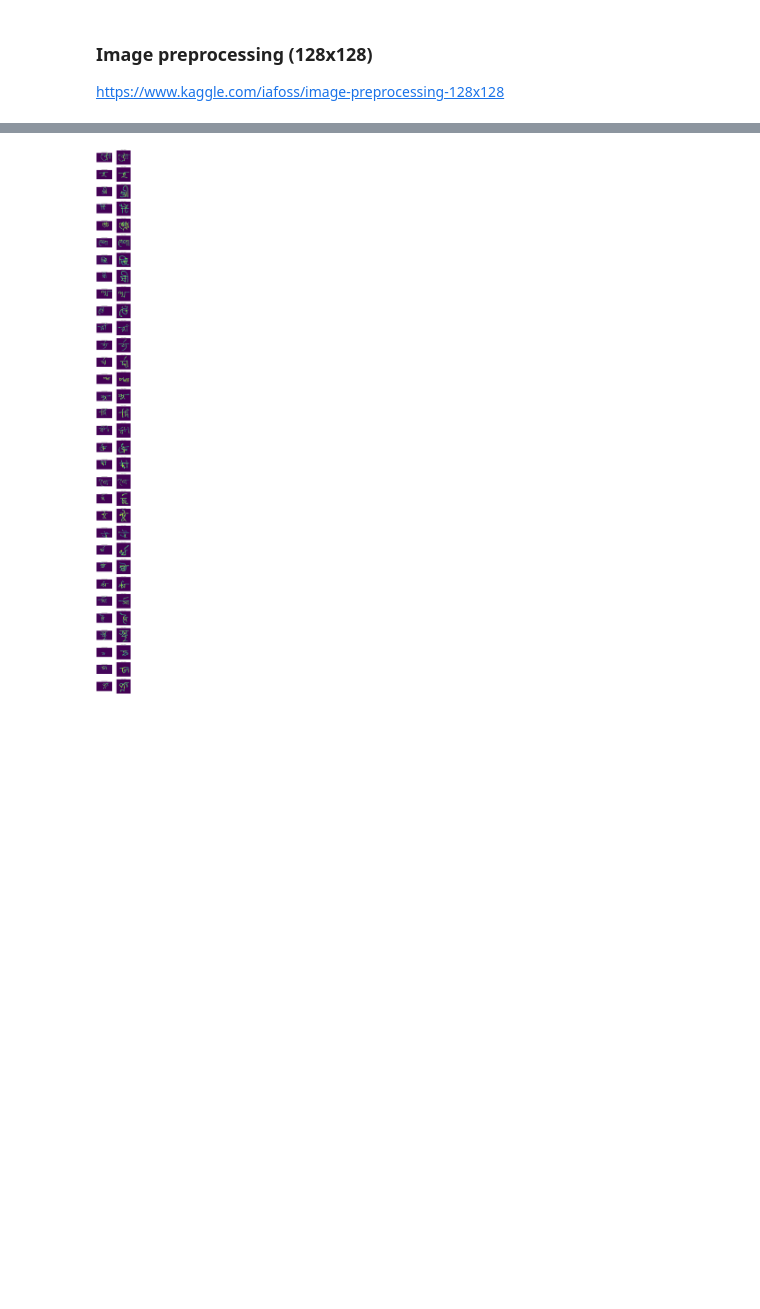
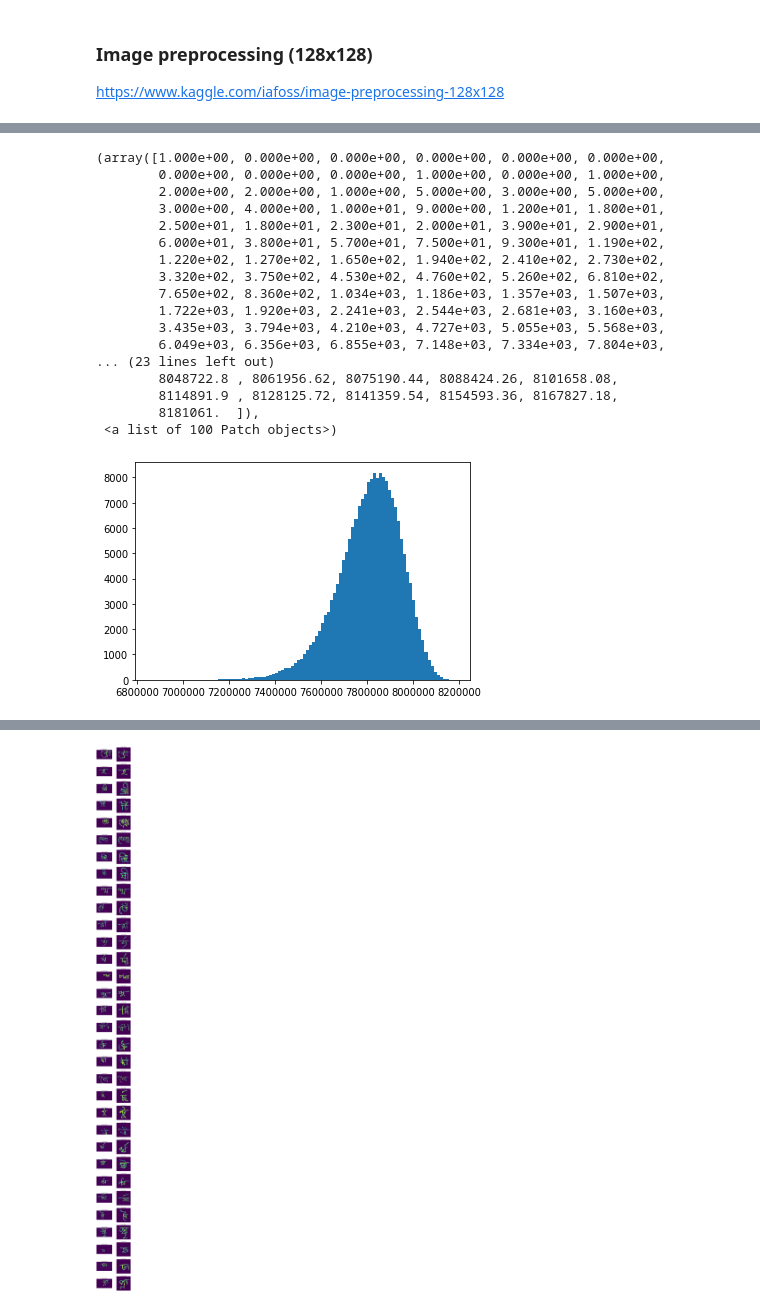
Before and after one commit to DaikiTanak/kaggle_bengaliai, a Jupyter notebook: notebooks/EDA.ipynb, the cells around one changed output, grey strips where cells are left out. Drawn from its saved outputs; the diff is of its cells as text; code cells hidden in the pictures; blank space fills up the shorter version.

```diff
--- a/notebooks/EDA.ipynb
+++ b/notebooks/EDA.ipynb
@@ -203,0 +308,27 @@ imgs, vowels, graphemes, consonants = load_pickle_images()
+# %%
+# imgs statistics:
+
+pixel_sums = []
+for img in imgs:
+    pixel_sums.append(np.sum(img.flatten()))
+# %%
+plt.hist(pixel_sums, bins=100)
+# %% [output]
+(array([1.000e+00, 0.000e+00, 0.000e+00, 0.000e+00, 0.000e+00, 0.000e+00,
+        0.000e+00, 0.000e+00, 0.000e+00, 1.000e+00, 0.000e+00, 1.000e+00,
+        2.000e+00, 2.000e+00, 1.000e+00, 5.000e+00, 3.000e+00, 5.000e+00,
+        3.000e+00, 4.000e+00, 1.000e+01, 9.000e+00, 1.200e+01, 1.800e+01,
+        2.500e+01, 1.800e+01, 2.300e+01, 2.000e+01, 3.900e+01, 2.900e+01,
+        6.000e+01, 3.800e+01, 5.700e+01, 7.500e+01, 9.300e+01, 1.190e+02,
+        1.220e+02, 1.270e+02, 1.650e+02, 1.940e+02, 2.410e+02, 2.730e+02,
+        3.320e+02, 3.750e+02, 4.530e+02, 4.760e+02, 5.260e+02, 6.810e+02,
+        7.650e+02, 8.360e+02, 1.034e+03, 1.186e+03, 1.357e+03, 1.507e+03,
+        1.722e+03, 1.920e+03, 2.241e+03, 2.544e+03, 2.681e+03, 3.160e+03,
+        3.435e+03, 3.794e+03, 4.210e+03, 4.727e+03, 5.055e+03, 5.568e+03,
+        6.049e+03, 6.356e+03, 6.855e+03, 7.148e+03, 7.334e+03, 7.804e+03,
+... (23 lines left out)
+        8048722.8 , 8061956.62, 8075190.44, 8088424.26, 8101658.08,
+        8114891.9 , 8128125.72, 8141359.54, 8154593.36, 8167827.18,
+        8181061.  ]),
+ <a list of 100 Patch objects>)
+[figure, added]
```
Also changed, not shown: parts of 27 cells of this notebook, 45 other files.
